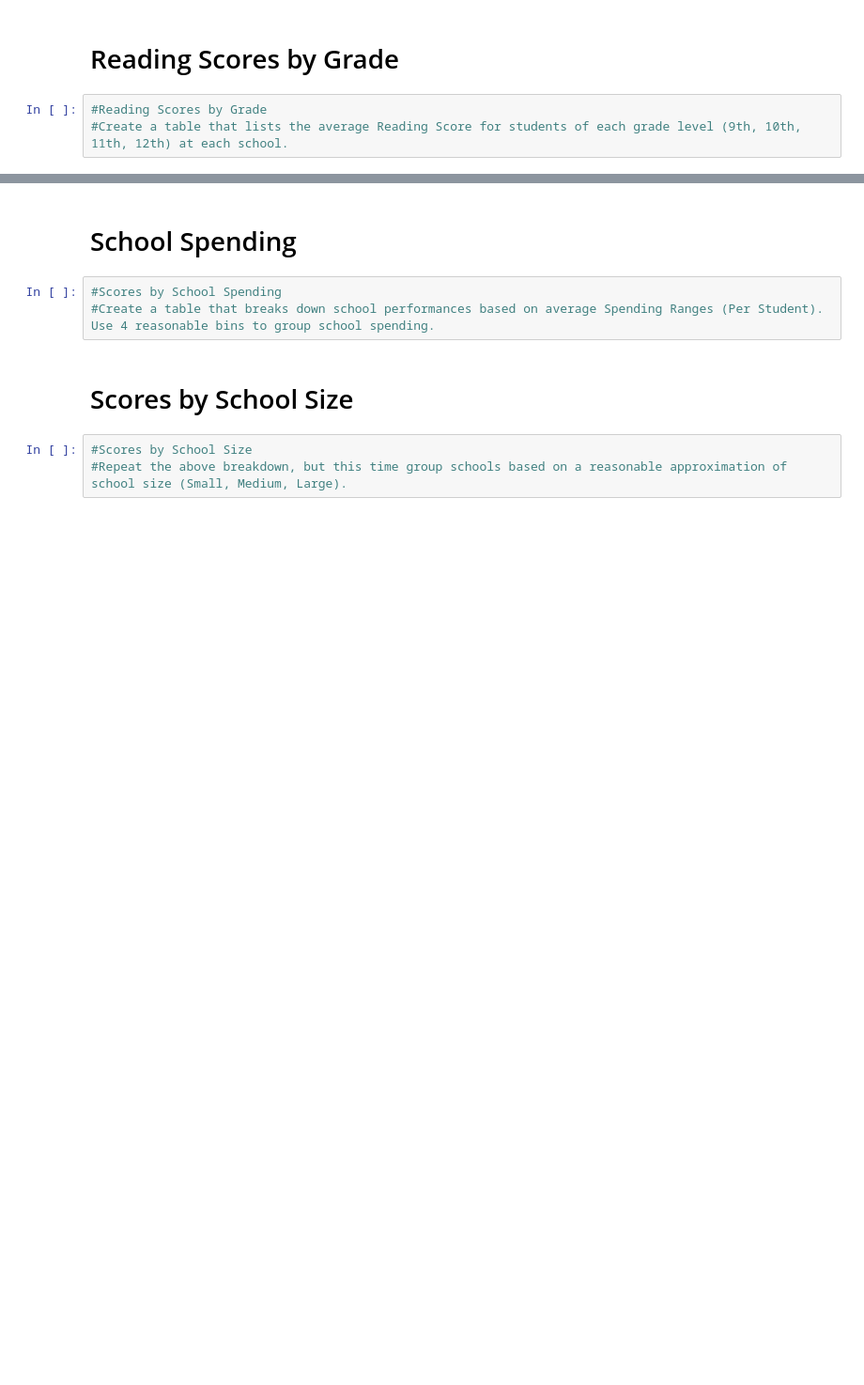
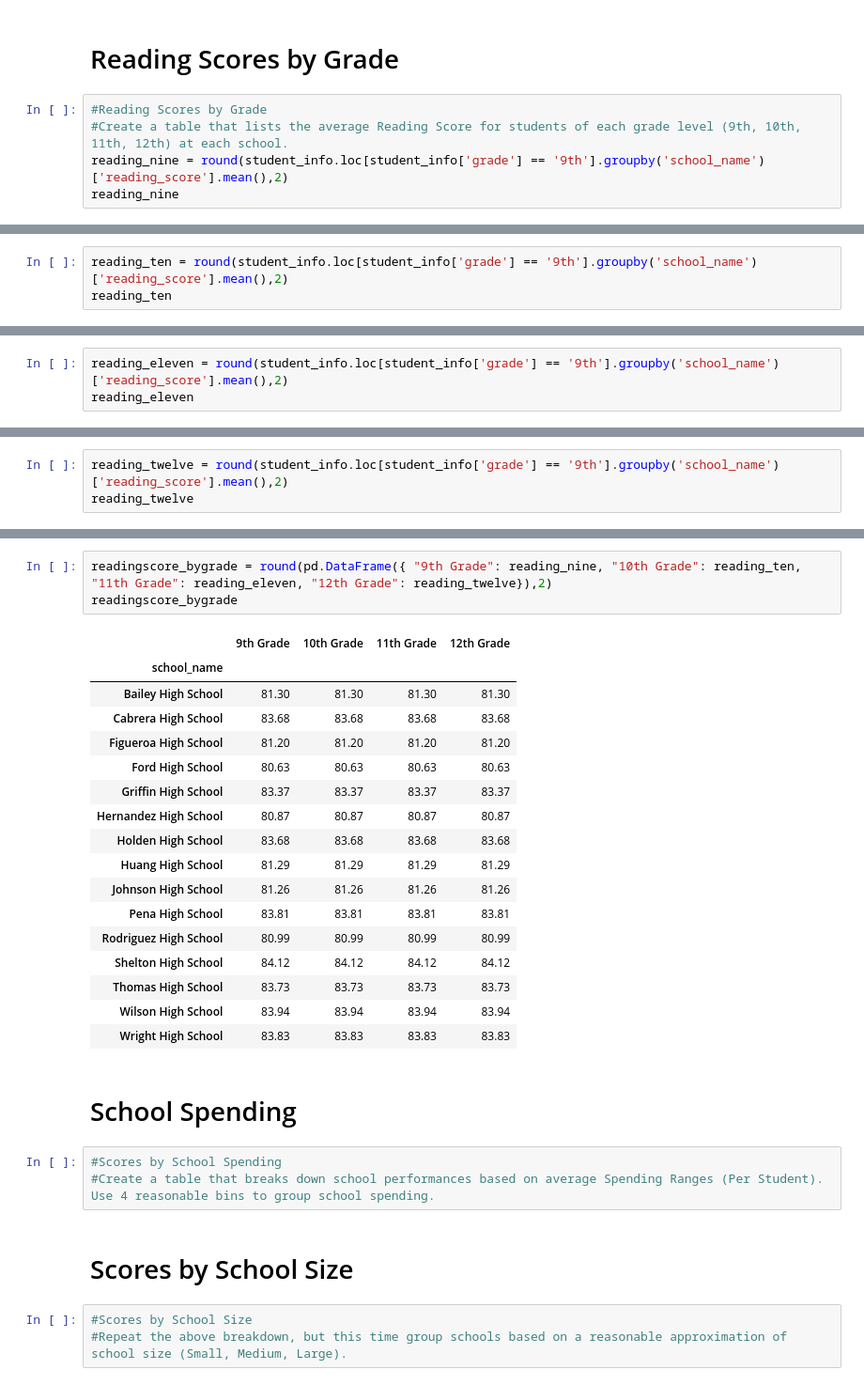
Before and after one commit to josiedeleon/Pandas--Challenge, a Jupyter notebook: PyCitySchools/PyCitySchools_ipynb.ipynb, the cells around one changed output, grey strips where cells are left out. Shown at 94% size. Cells and saved outputs as stored; diff of their text form; blank space fills up the shorter version.

```diff
--- a/PyCitySchools/PyCitySchools_ipynb.ipynb
+++ b/PyCitySchools/PyCitySchools_ipynb.ipynb
@@ -354,3 +459,5 @@ bottom_schools
 # %%
 #Reading Scores by Grade
 #Create a table that lists the average Reading Score for students of each grade level (9th, 10th, 11th, 12th) at each school.
+reading_nine = round(student_info.loc[student_info['grade'] == '9th'].groupby('school_name')['reading_score'].mean(),2)
+reading_nine
@@ -356,0 +482,3 @@ bottom_schools
+# %%
+reading_ten = round(student_info.loc[student_info['grade'] == '9th'].groupby('school_name')['reading_score'].mean(),2)
+reading_ten
@@ -356,0 +503,3 @@ bottom_schools
+# %%
+reading_eleven = round(student_info.loc[student_info['grade'] == '9th'].groupby('school_name')['reading_score'].mean(),2)
+reading_eleven
@@ -356,0 +524,3 @@ bottom_schools
+# %%
+reading_twelve = round(student_info.loc[student_info['grade'] == '9th'].groupby('school_name')['reading_score'].mean(),2)
+reading_twelve
@@ -357,3 +545,24 @@ bottom_schools
+# %%
+readingscore_bygrade = round(pd.DataFrame({ "9th Grade": reading_nine, "10th Grade": reading_ten, "11th Grade": reading_eleven, "12th Grade": reading_twelve}),2)
+readingscore_bygrade
+# %% [output]
+|  | 9th Grade | 10th Grade | 11th Grade | 12th Grade |
+| school_name |  |  |  |  |
+| Bailey High School | 81.30 | 81.30 | 81.30 | 81.30 |
+| Cabrera High School | 83.68 | 83.68 | 83.68 | 83.68 |
+| Figueroa High School | 81.20 | 81.20 | 81.20 | 81.20 |
+| Ford High School | 80.63 | 80.63 | 80.63 | 80.63 |
+| Griffin High School | 83.37 | 83.37 | 83.37 | 83.37 |
+| Hernandez High School | 80.87 | 80.87 | 80.87 | 80.87 |
+| Holden High School | 83.68 | 83.68 | 83.68 | 83.68 |
+| Huang High School | 81.29 | 81.29 | 81.29 | 81.29 |
+| Johnson High School | 81.26 | 81.26 | 81.26 | 81.26 |
+| Pena High School | 83.81 | 83.81 | 83.81 | 83.81 |
+| Rodriguez High School | 80.99 | 80.99 | 80.99 | 80.99 |
+| Shelton High School | 84.12 | 84.12 | 84.12 | 84.12 |
+| Thomas High School | 83.73 | 83.73 | 83.73 | 83.73 |
+| Wilson High School | 83.94 | 83.94 | 83.94 | 83.94 |
+| Wright High School | 83.83 | 83.83 | 83.83 | 83.83 |
 # %% [markdown]
 # School Spending
 # %%
```
Also changed, not shown: parts of 9 cells of this notebook.
